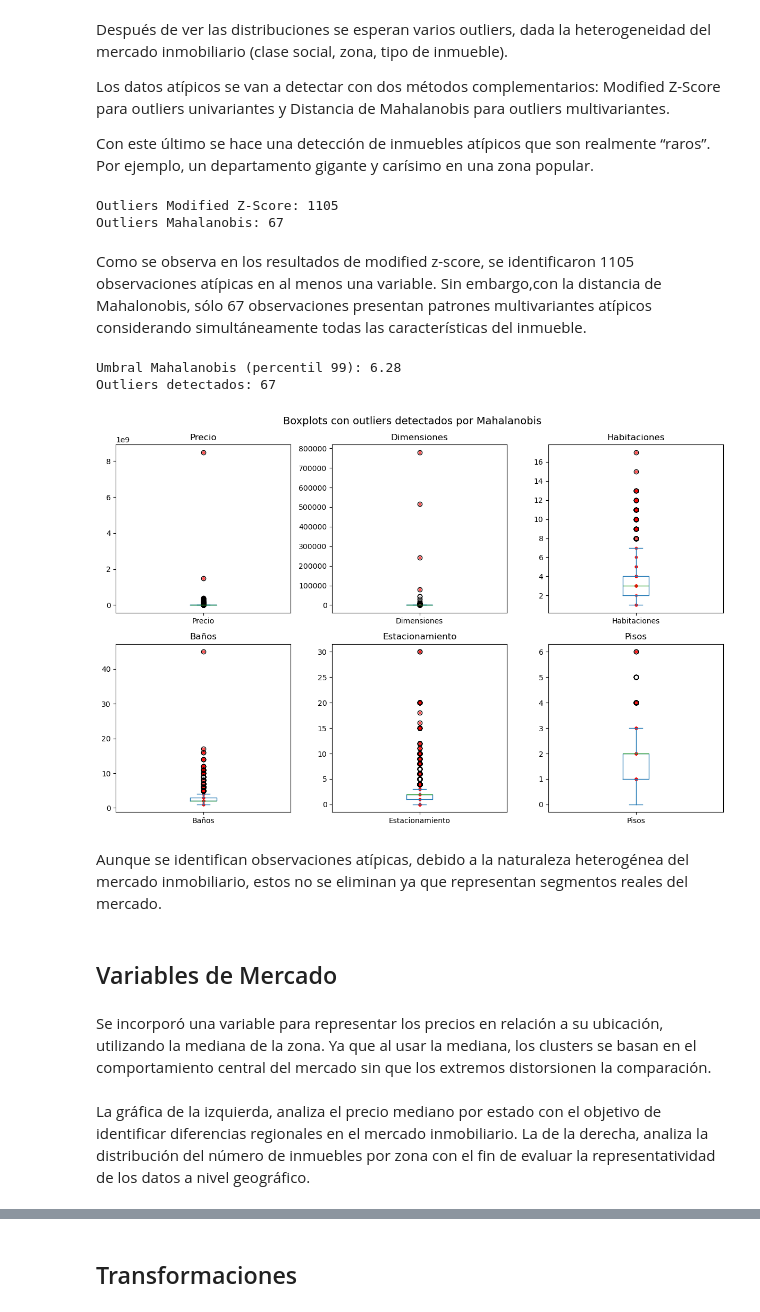
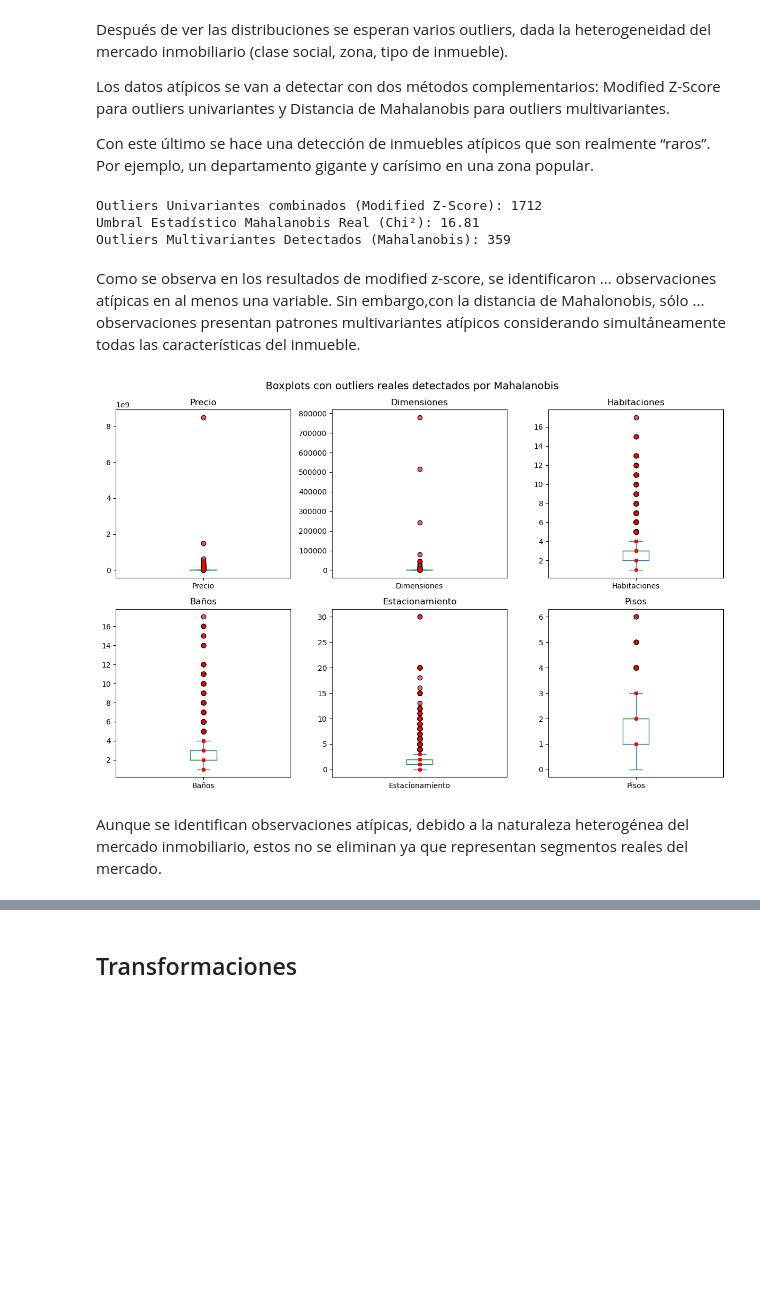
Before and after one commit to MichelleRomoM/Tesis-Maestria-DSS, a Jupyter notebook: Códigos/Segmentacion (DSS).ipynb, the cells around one changed output, grey strips where cells are left out. Saved outputs shown, nothing was run; the diff lists cells and outputs as text; code cells hidden in the pictures; blank space fills up the shorter version.

```diff
--- a/Códigos/Segmentacion (DSS).ipynb
+++ b/Códigos/Segmentacion (DSS).ipynb
@@ -331,54 +398,54 @@ def detect_outliers_modified_zscore(series, threshold=3.5):
     return np.abs(modified_z) > threshold
 
 # Mahalanobis — detecta outliers considerando todas las variables juntas
-def detect_outliers_mahalanobis(df, vars_list, threshold_percentile=99):
+def detect_outliers_mahalanobis(df, vars_list, significance_level=0.01):
     X = df[vars_list].values
     mean = X.mean(axis=0)
     cov = np.cov(X, rowvar=False)
     inv_cov = np.linalg.inv(cov)
-    m_dist = np.array([mahalanobis(x, mean, inv_cov) for x in X])
-    threshold = np.percentile(m_dist, threshold_percentile)
-    outliers_mask = m_dist > threshold
-    return outliers_mask, m_dist, threshold
+    # IMPORTANTE: Se eleva al cuadrado para obtener la distancia de Mahalanobis real (D²)
+    m_dist_sq = np.array([mahalanobis(x, mean, inv_cov)**2 for x in X])
+    # UMBRAL ESTADÍSTICO REAL: Distribución Chi-cuadrada
+    degrees_of_freedom = len(vars_list)
+    threshold = stats.chi2.ppf(1 - significance_level, df=degrees_of_freedom)
+    outliers_mask = m_dist_sq > threshold
+    return outliers_mask, m_dist_sq, threshold
 
 # Outliers univariantes por variable
 outliers_uni = {col: detect_outliers_modified_zscore(df[col]) for col in variables_num}
 # Outliers multivariantes
-outliers_multi, _, _ = detect_outliers_mahalanobis(df, variables_num)
+outliers_multi, m_dist_sq, threshold = detect_outliers_mahalanobis(df, variables_num)
 
-print(f"Outliers Modified Z-Score: {np.any(np.column_stack(list(outliers_uni.values())), axis=1).sum()}")
-print(f"Outliers Mahalanobis: {outliers_multi.sum()}")
+
+print(f"Outliers Univariantes combinados (Modified Z-Score): {np.any(np.column_stack(list(outliers_uni.values())), axis=1).sum()}")
+print(f"Umbral Estadístico Mahalanobis Real (Chi²): {threshold:.2f}")
+print(f"Outliers Multivariantes Detectados (Mahalanobis): {outliers_multi.sum()}")
 # %% [output]
-Outliers Modified Z-Score: 1105
-Outliers Mahalanobis: 67
+Outliers Univariantes combinados (Modified Z-Score): 1712
+Umbral Estadístico Mahalanobis Real (Chi²): 16.81
+Outliers Multivariantes Detectados (Mahalanobis): 359
 # %% [markdown]
-Como se observa en los resultados de modified z-score, se identificaron 1105 observaciones atípicas en al menos una variable. Sin embargo,con la distancia de Mahalonobis, sólo 67 observaciones presentan patrones multivariantes atípicos considerando simultáneamente todas las características del inmueble.
+Como se observa en los resultados de modified z-score, se identificaron ... observaciones atípicas en al menos una variable. Sin embargo,con la distancia de Mahalonobis, sólo ... observaciones presentan patrones multivariantes atípicos considerando simultáneamente todas las características del inmueble.
 # %%
 ### ---- Boxplots con outliers Mahalanobis
-outliers_mask, m_dist, threshold = detect_outliers_mahalanobis(df, variables_num)
-print(f"Umbral Mahalanobis (percentil 99): {threshold:.2f}")
-print(f"Outliers detectados: {outliers_mask.sum()}")
-
 fig, axes = plt.subplots(2, 3, figsize=(12, 8))
 axes = axes.flatten()
 
 for i, col in enumerate(variables_num):
     ax = axes[i]
     df[col].plot(kind='box', ax=ax)
-    outliers_values = df[col][outliers_mask]
-    ax.scatter(np.ones(outliers_values.shape[0]), outliers_values, color='red', alpha=0.6, s=10)
+
+    # Filtrar los valores detectados por la máscara multivariante
+    outliers_values = df[col][outliers_multi]
+
+    # Dibujar los puntos rojos sobre el boxplot
+    ax.scatter(np.ones(outliers_values.shape[0]), outliers_values, color='red', alpha=0.6, s=15, zorder=3)
     ax.set_title(col)
 
-plt.suptitle('Boxplots con outliers detectados por Mahalanobis', fontsize=14)
+plt.suptitle('Boxplots con outliers reales detectados por Mahalanobis', fontsize=14)
 plt.tight_layout()
 plt.show()
 # %% [output]
-Umbral Mahalanobis (percentil 99): 6.28
-Outliers detectados: 67
-[figure, old version]
+[figure, new version]
 # %% [markdown]
 Aunque se identifican observaciones atípicas, debido a la naturaleza heterogénea del mercado inmobiliario, estos no se eliminan ya que representan segmentos reales del mercado.
-# %% [markdown]
-## Variables de Mercado
-# %% [markdown]
-Se incorporó una variable para representar los precios en relación a su ubicación, utilizando la mediana de la zona. Ya que al usar la mediana, los clusters se basan en el comportamiento central del mercado sin que los extremos distorsionen la comparación.
@@ -395,2 +451,0 @@ df['_Oferta_zona_eda']         = df['Zona'].map(oferta_zona_eda)
-# %% [markdown]
-La gráfica de la izquierda, analiza el precio mediano por estado con el objetivo de identificar diferencias regionales en el mercado inmobiliario. La de la derecha, analiza la distribución del número de inmuebles por zona con el fin de evaluar la representatividad de los datos a nivel geográfico.
```
Also changed, not shown: parts of 97 cells of this notebook.
